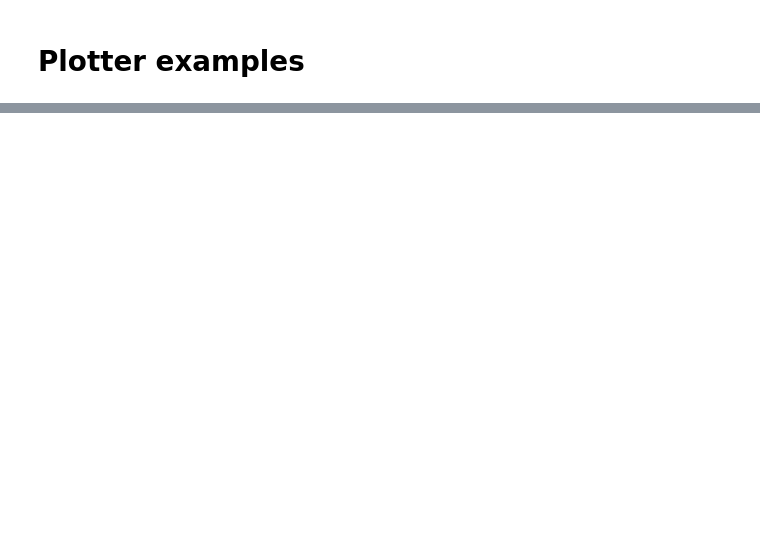
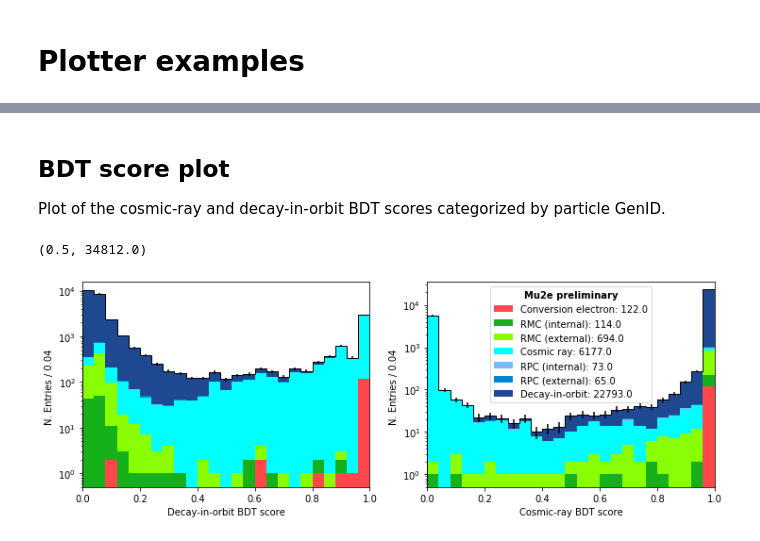
Before and after one commit to soleti/mu2e_plotter, a Jupyter notebook: Example.ipynb, the cells around one changed output, grey strips where cells are left out. Cells and saved outputs as stored; diff of their text form; code cells hidden in the pictures; blank space fills up the shorter version.

```diff
--- a/Example.ipynb
+++ b/Example.ipynb
@@ -93,0 +111,27 @@ ax.set_ylim(bottom=0.5, top=5e5)
+# %% [markdown]
+## BDT score plot
+Plot of the cosmic-ray and decay-in-orbit BDT scores categorized by particle GenID.
+# %%
+fig, ax = plt.subplots(1, 2, figsize=(12, 4))
+
+my_plotter.plot_variable(ax[0],
+                         "dio_score",
+                         title="Decay-in-orbit BDT score",
+                         cat_var="demcgen_gen",
+                         x_range=(0,1),
+                         bins=25)
+
+my_plotter.plot_variable(ax[1],
+                         "cr_score",
+                         title="Cosmic-ray BDT score",
+                         cat_var="demcgen_gen",
+                         x_range=(0,1),
+                         bins=25)
+ax[0].get_legend().remove()
+ax[0].set_yscale("log")
+ax[0].set_ylim(bottom=0.5)
+ax[1].set_yscale("log")
+ax[1].set_ylim(bottom=0.5)
+# %% [output]
+(0.5, 34812.0)
+[figure, added]
```
Also changed, not shown: parts of 11 cells of this notebook, 4 other files.
